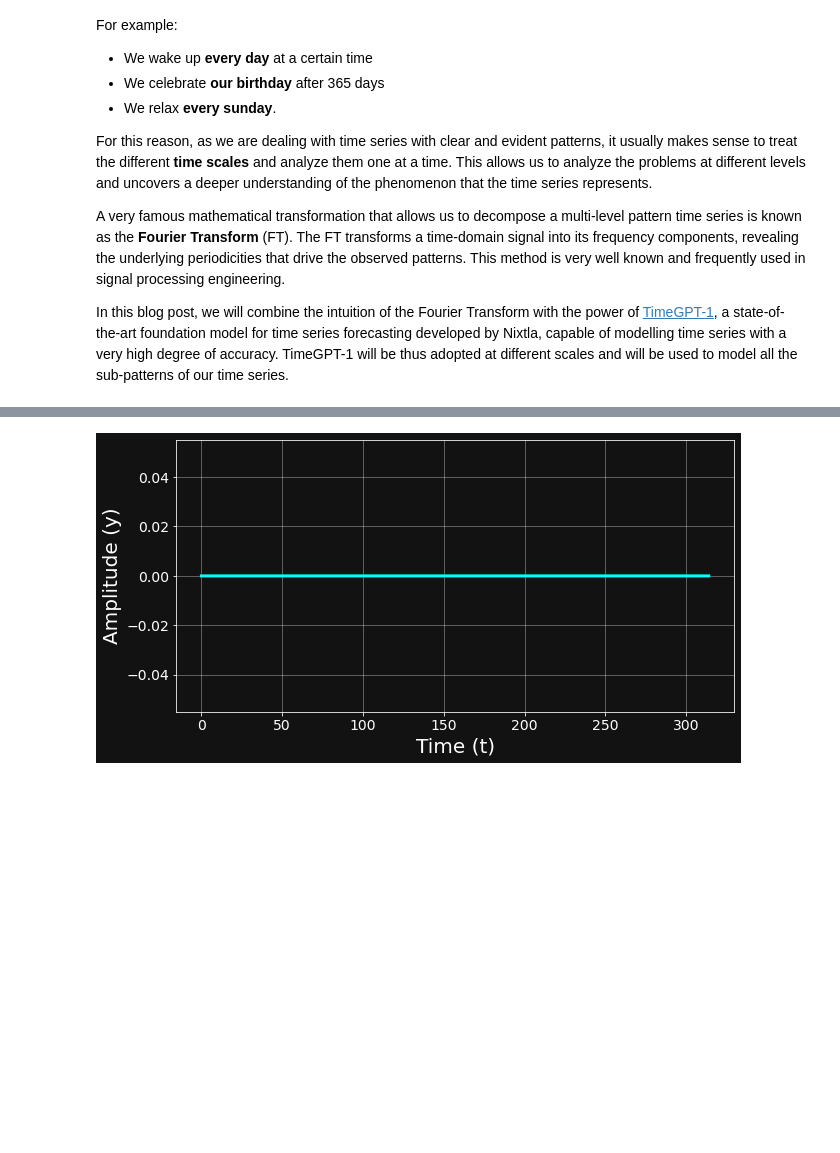
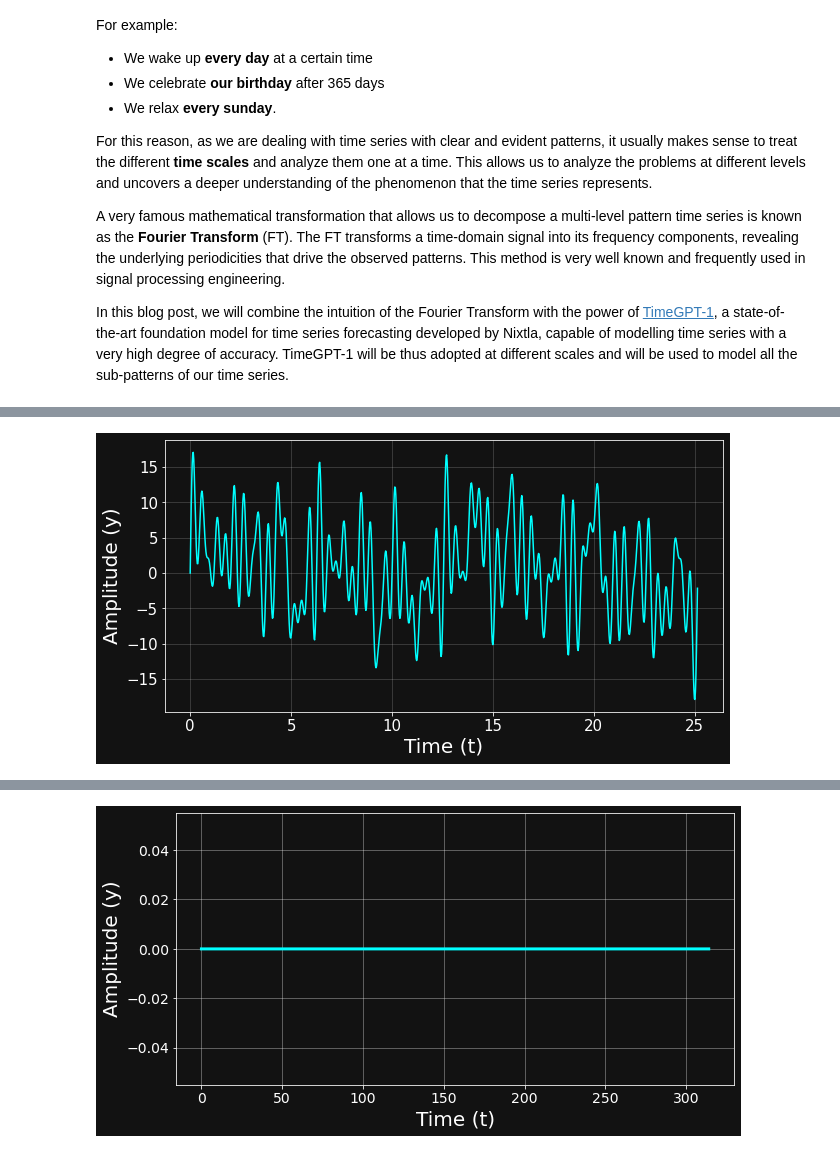
Before and after one commit to PieroPaialungaAI/FourierTransformModelling, a Jupyter notebook: frequency_ts_modelling.ipynb, the cells around one changed output, grey strips where cells are left out. Saved outputs shown, nothing was run; the diff lists cells and outputs as text; code cells hidden in the pictures; blank space fills up the shorter version.

```diff
--- a/frequency_ts_modelling.ipynb
+++ b/frequency_ts_modelling.ipynb
@@ -32,0 +125,20 @@ The Fourier Transform takes this complex time series, made up of many overlappin
+# %%
+low_frequencies = [0.1,0.5,1,2]
+middle_frequencies = [3.2,4.5,5.8,6.0]
+high_frequencies = [10,12,13,15]
+frequencies = low_frequencies + middle_frequencies + high_frequencies
+t = np.linspace(0,8*np.pi,1000)
+y = np.zeros_like(t)
+for f in frequencies:
+    rand_amp = np.random.choice(np.linspace(0,5,1000))
+    y += rand_amp*np.sin(t*f)
+plt.figure(figsize = (10,5))
+plt.plot(t,y, color ='cyan')
+plt.xlabel('Time (t)',fontsize = 20)
+plt.ylabel('Amplitude (y)',fontsize = 20)
+plt.xticks(fontsize = 15)
+plt.yticks(fontsize = 15)
+plt.grid(alpha=0.2)
+plt.savefig('images/complex_timeseries.svg')
+# %% [output]
+[figure, added]
```
Also changed, not shown: parts of 12 cells of this notebook, 14 other files.
